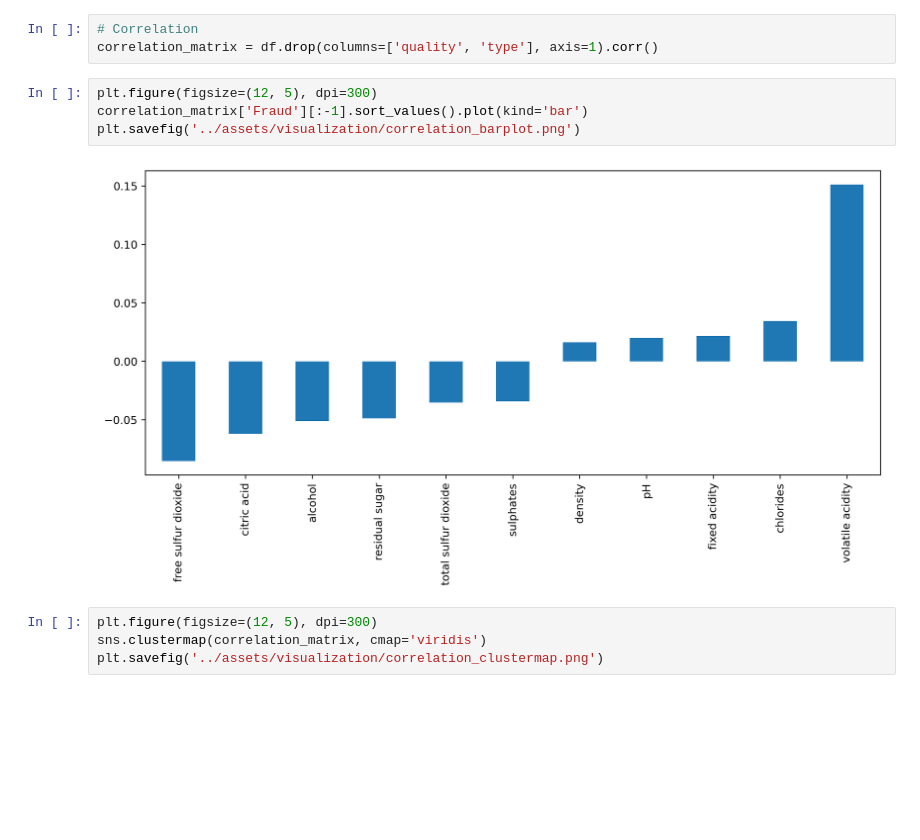
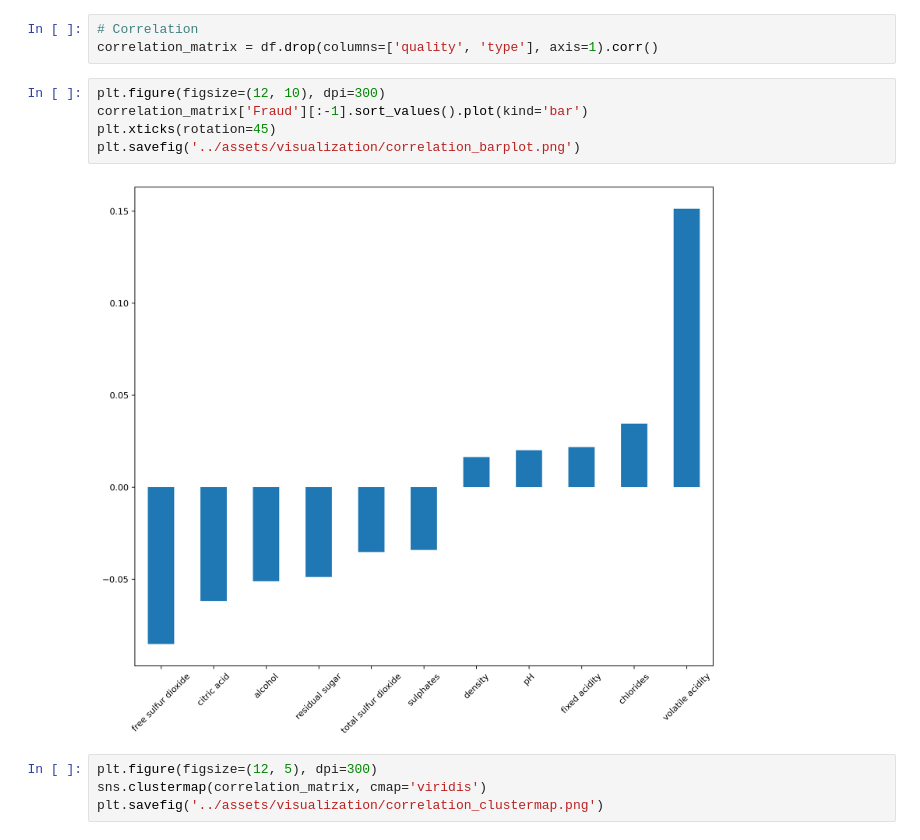
Before and after one commit to rooneyrulz/wine-fraud-detector, a Jupyter notebook: notebook/Project.ipynb, the cells around one changed output. Saved outputs shown, nothing was run; the diff lists cells and outputs as text; blank space fills up the shorter version.

```diff
--- a/notebook/Project.ipynb
+++ b/notebook/Project.ipynb
@@ -154,11 +154,12 @@ df.head(2)
 # Correlation
 correlation_matrix = df.drop(columns=['quality', 'type'], axis=1).corr()
 # %%
-plt.figure(figsize=(12, 5), dpi=300)
+plt.figure(figsize=(12, 10), dpi=300)
 correlation_matrix['Fraud'][:-1].sort_values().plot(kind='bar')
+plt.xticks(rotation=45)
 plt.savefig('../assets/visualization/correlation_barplot.png')
 # %% [output]
-[figure, old version]
+[figure, new version]
 # %%
 plt.figure(figsize=(12, 5), dpi=300)
 sns.clustermap(correlation_matrix, cmap='viridis')
```
Also changed, not shown: parts of 10 cells of this notebook, 1 other file.
